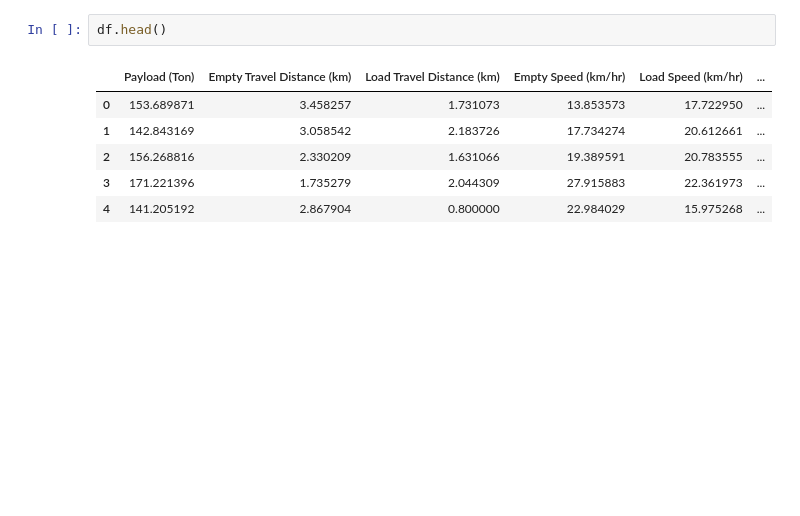
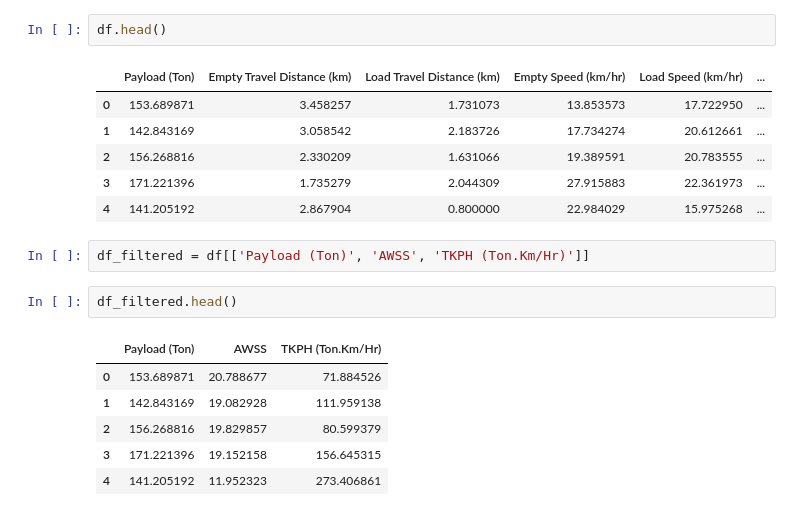
Before and after one commit to SwekeR-463/SiH-DaLa, a Jupyter notebook: awssdataset.ipynb, the cells around one changed output. Cells and saved outputs as stored; diff of their text form; blank space fills up the shorter version.

```diff
--- a/awssdataset.ipynb
+++ b/awssdataset.ipynb
@@ -53,3 +53,14 @@ df.head()
 | 2 | 156.268816 | 2.330209 | 1.631066 | 19.389591 | 20.783555 | ... |
 | 3 | 171.221396 | 1.735279 | 2.044309 | 27.915883 | 22.361973 | ... |
 | 4 | 141.205192 | 2.867904 | 0.800000 | 22.984029 | 15.975268 | ... |
+# %%
+df_filtered = df[['Payload (Ton)', 'AWSS', 'TKPH (Ton.Km/Hr)']]
+# %%
+df_filtered.head()
+# %% [output]
+|  | Payload (Ton) | AWSS | TKPH (Ton.Km/Hr) |
+| 0 | 153.689871 | 20.788677 | 71.884526 |
+| 1 | 142.843169 | 19.082928 | 111.959138 |
+| 2 | 156.268816 | 19.829857 | 80.599379 |
+| 3 | 171.221396 | 19.152158 | 156.645315 |
+| 4 | 141.205192 | 11.952323 | 273.406861 |
```
Also changed, not shown: parts of 2 cells of this notebook.
